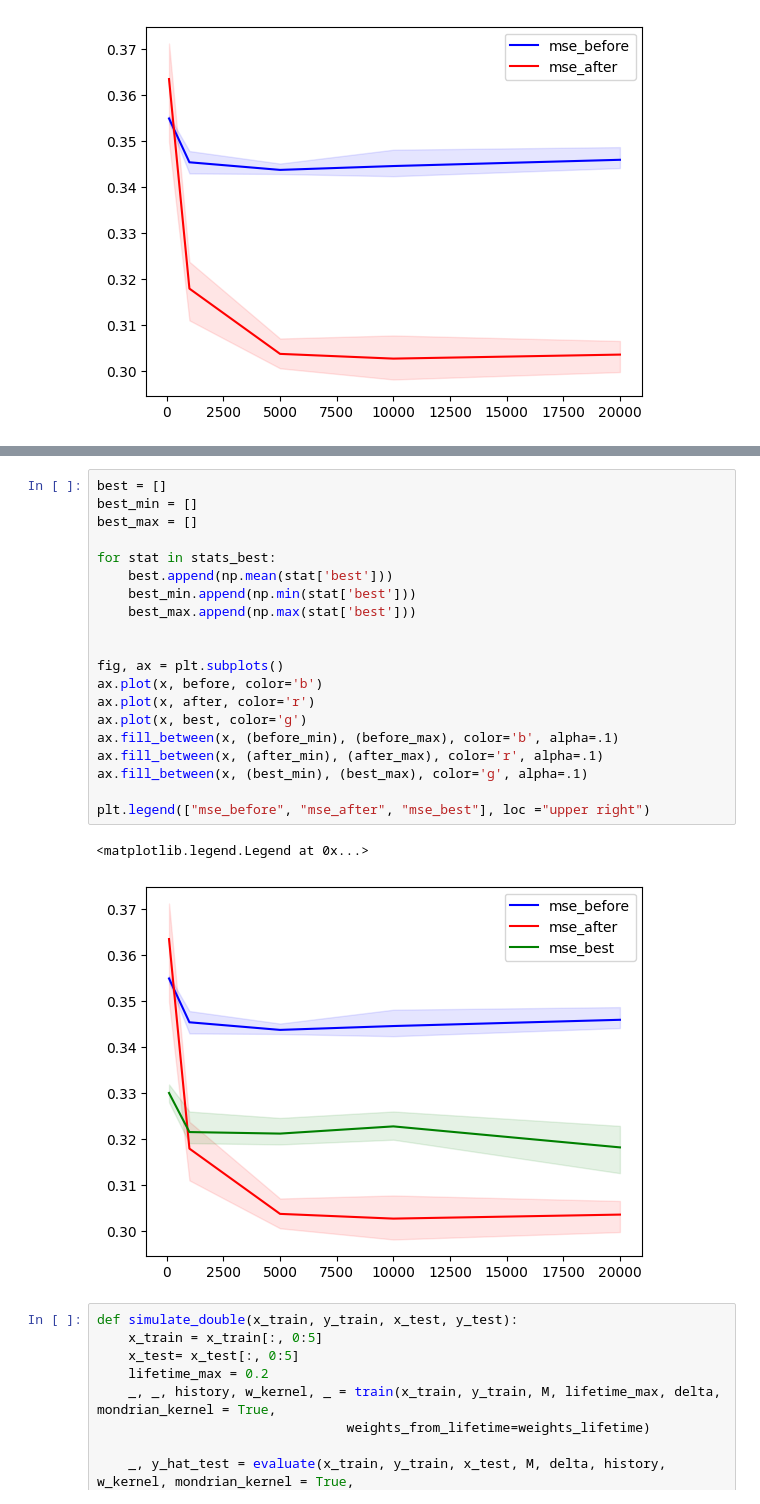
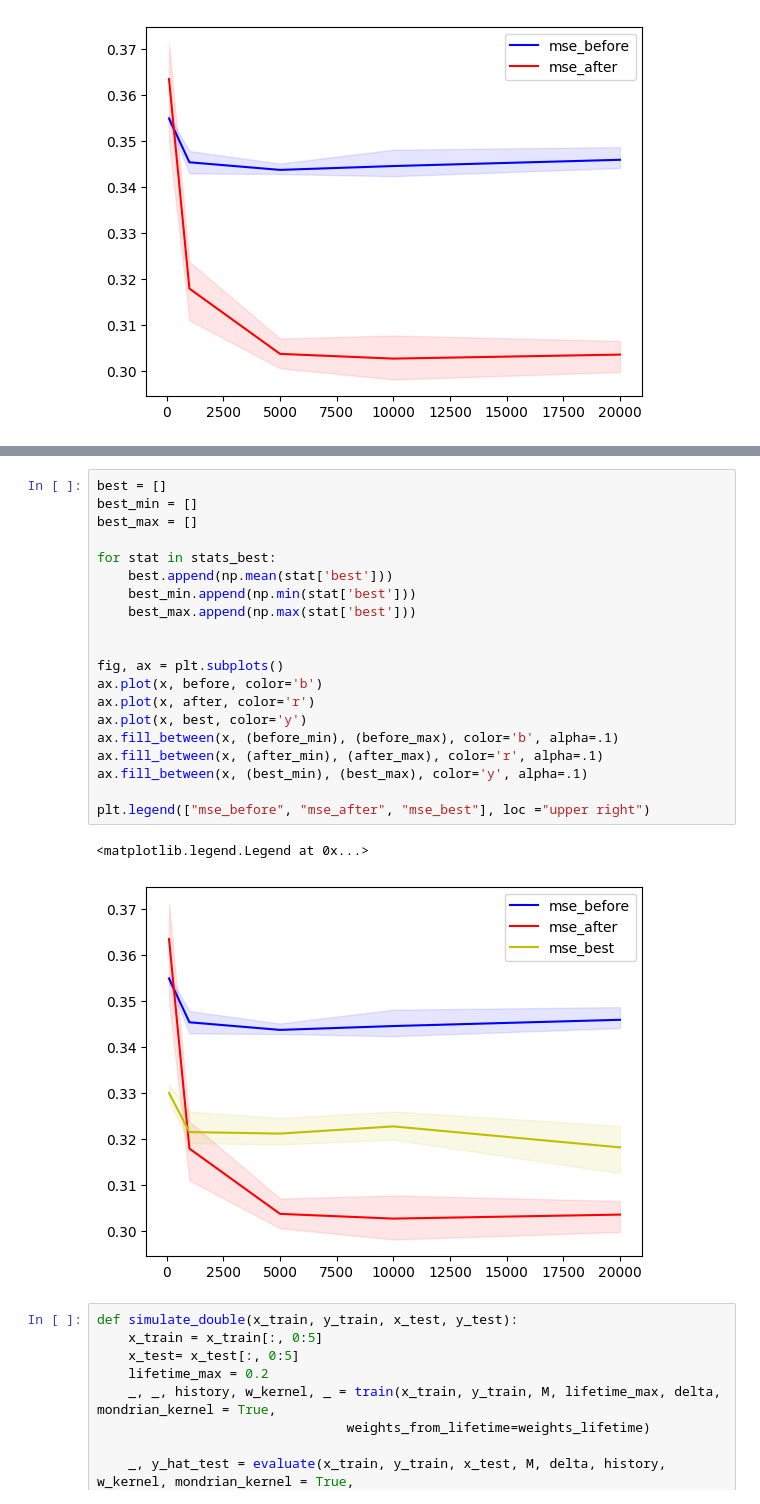
Before and after one commit to Xieyangxinyu/vie, a Jupyter notebook: Mondrian_matrix.ipynb, the cells around one changed output, grey strips where cells are left out. Cells and saved outputs as stored; diff of their text form.

```diff
--- a/Mondrian_matrix.ipynb
+++ b/Mondrian_matrix.ipynb
@@ -468,26 +468,26 @@ Simulation: 4
 # %%
 best = []
 best_min = []
 best_max = []
 
 for stat in stats_best:
     best.append(np.mean(stat['best']))
     best_min.append(np.min(stat['best']))
     best_max.append(np.max(stat['best']))
 
 
 fig, ax = plt.subplots()
 ax.plot(x, before, color='b')
 ax.plot(x, after, color='r')
-ax.plot(x, best, color='g')
+ax.plot(x, best, color='y')
 ax.fill_between(x, (before_min), (before_max), color='b', alpha=.1)
 ax.fill_between(x, (after_min), (after_max), color='r', alpha=.1)
-ax.fill_between(x, (best_min), (best_max), color='g', alpha=.1)
+ax.fill_between(x, (best_min), (best_max), color='y', alpha=.1)
 
 plt.legend(["mse_before", "mse_after", "mse_best"], loc ="upper right")
 # %% [output]
 <matplotlib.legend.Legend at 0x...>
-[figure, old version]
+[figure, new version]
 # %%
 def simulate_double(x_train, y_train, x_test, y_test):
     x_train = x_train[:, 0:5]
```
